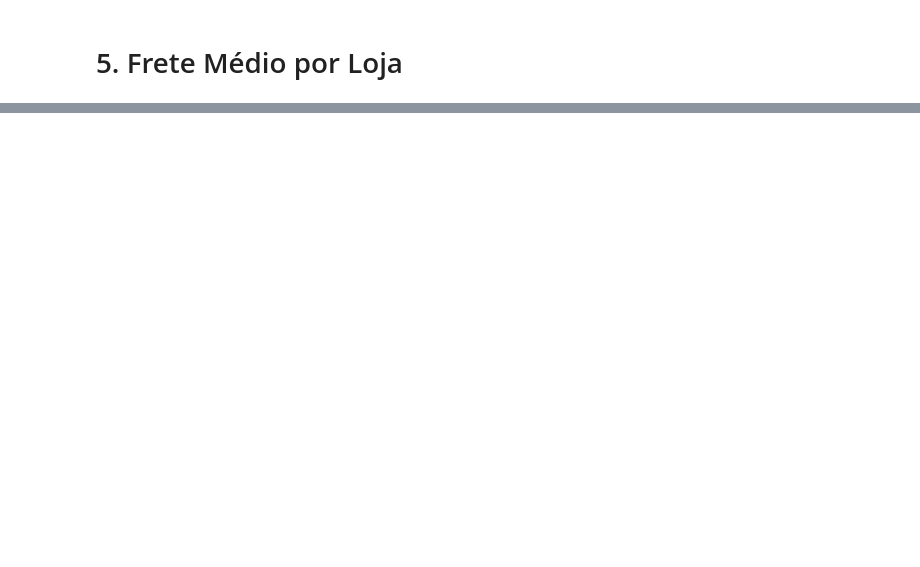
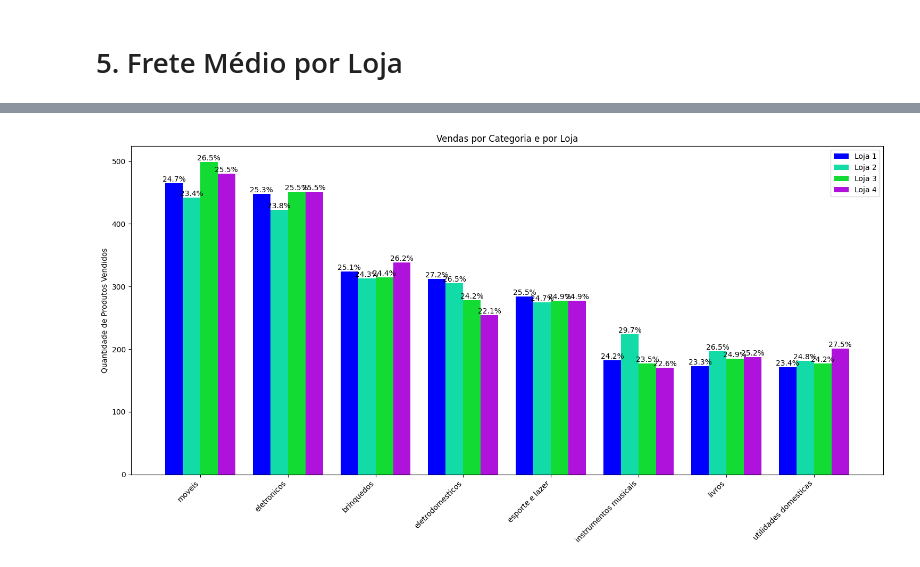
Before and after one commit to matheusnleite/challenge-alura-store, a Jupyter notebook: AluraStoreBr.ipynb, the cells around one changed output, grey strips where cells are left out. Saved outputs shown, nothing was run; the diff lists cells and outputs as text; code cells hidden in the pictures; blank space fills up the shorter version.

Commit message:
Gerando os graficos para análise

```diff
--- a/AluraStoreBr.ipynb
+++ b/AluraStoreBr.ipynb
@@ -51,14 +51,16 @@ def vendas_por_categoria(loja, numero_loja):
     vendas_categoria = loja.groupby('Categoria do Produto').size() #contando o número de vendas por categoria
     #ordenando os dados
     vendas_categoria = vendas_categoria.sort_values(ascending=False)
-    print(f"\nQuantidade de vendas por categoria da loja {numero_loja}:")
-    print(vendas_categoria)
+    return vendas_categoria
 
-
-vendas_por_categoria(loja, 1)
-vendas_por_categoria(loja2, 2)
-vendas_por_categoria(loja3, 3)
-vendas_por_categoria(loja4, 4)
+print(f"\nQuantidade de vendas por categoria da loja 1:")
+print(vendas_por_categoria(loja, 1))
+print(f"\nQuantidade de vendas por categoria da loja 2:")
+print(vendas_por_categoria(loja2, 2))
+print(f"\nQuantidade de vendas por categoria da loja 3:")
+print(vendas_por_categoria(loja3, 3))
+print(f"\nQuantidade de vendas por categoria da loja 4:")
+print(vendas_por_categoria(loja4, 4))
 # %% [output]
 Quantidade de vendas por categoria da loja 1:
 Categoria do Produto
@@ -137,0 +204,61 @@ dtype: int64
+# %%
+###################Grafico das vendas por categoria de cada loja
+
+def criar_grafico_categorias():
+
+    vendas_loja1 = vendas_por_categoria(loja, 1)
+    vendas_loja2 = vendas_por_categoria(loja2, 2)
+    vendas_loja3 = vendas_por_categoria(loja3, 3)
+    vendas_loja4 = vendas_por_categoria(loja4, 4)
+
+    todas_categorias = pd.concat([
+        vendas_loja1, vendas_loja2, vendas_loja3, vendas_loja4
+    ]).index.unique()
+
+    fig, ax = plt.subplots(figsize=(15, 8))
+
+
+    x = np.arange(len(todas_categorias))
+    width = 0.2
+
+
+    barra1 = ax.bar(x - width*1.5, [vendas_loja1.get(cat, 0) for cat in todas_categorias], width, label='Loja 1', color='blue')
+    barra2 = ax.bar(x - width/2, [vendas_loja2.get(cat, 0) for cat in todas_categorias], width, label='Loja 2', color='#12dba8')
+    barra3 = ax.bar(x + width/2, [vendas_loja3.get(cat, 0) for cat in todas_categorias], width, label='Loja 3', color='#12db34')
+    barra4 = ax.bar(x + width*1.5, [vendas_loja4.get(cat, 0) for cat in todas_categorias], width, label='Loja 4', color='#af12db')
+
+
+    ax.set_ylabel('Quantidade de Produtos Vendidos')
+    ax.set_title('Vendas por Categoria e por Loja')
+    ax.set_xticks(x)
+    ax.set_xticklabels(todas_categorias, rotation=45, ha='right')
+    ax.legend()
+
+    # funcao que adiciona percentual
+    def adicionaPorcentagem(barra, vendas):
+        for index, bar in enumerate(barra):
+            height = bar.get_height()
+            total_categoria = sum(v.get(todas_categorias[index], 0) for v in [vendas_loja1, vendas_loja2, vendas_loja3, vendas_loja4])
+            if total_categoria > 0:
+                porcentagem = height/total_categoria*100
+                ax.text(bar.get_x() + bar.get_width()/2., height,
+                       f'{porcentagem:.1f}%',
+                       ha='center', va='bottom')
+
+    adicionaPorcentagem(barra1, vendas_loja1)
+    adicionaPorcentagem(barra2, vendas_loja2)
+    adicionaPorcentagem(barra3, vendas_loja3)
+    adicionaPorcentagem(barra4, vendas_loja4)
+
+    # Ajustando o layout
+    plt.tight_layout()
+
+    # Salvando o gráfico
+    plt.savefig('graficos/vendas_por_categoria_e_loja.png')
+
+    plt.show()
+
+# Criando o gráfico
+criar_grafico_categorias()
+# %% [output]
+[figure, added]
```
Also changed, not shown: parts of 11 cells of this notebook, 5 other files.
